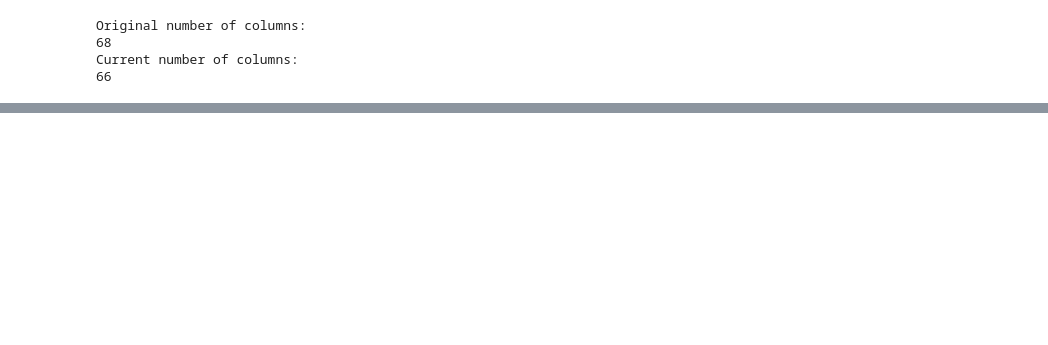
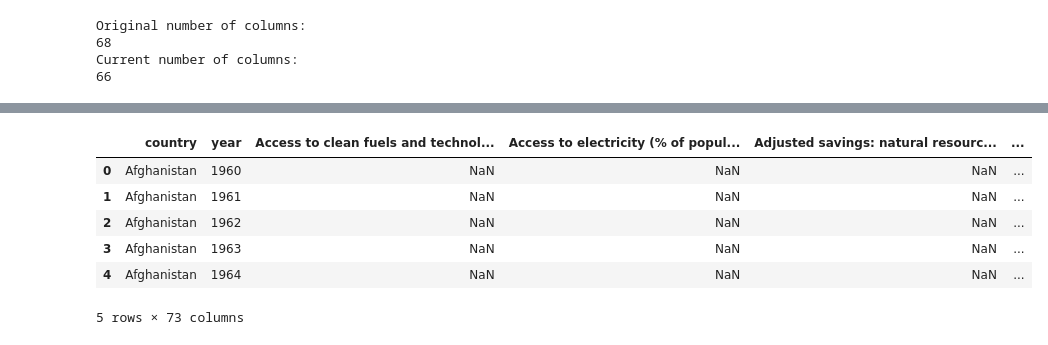
Before and after one commit to KleinerToaster/co2_prediction_countries, a Jupyter notebook: notebook/co2_dataPreperation.ipynb, the cells around one changed output, grey strips where cells are left out. Cells and saved outputs as stored; diff of their text form; code cells hidden in the pictures; blank space fills up the shorter version.

```diff
--- a/notebook/co2_dataPreperation.ipynb
+++ b/notebook/co2_dataPreperation.ipynb
@@ -231,0 +380,10 @@ KeyError: 'country'
+# %%
+all_vars.head()
+# %% [output]
+|  | country | year | Access to clean fuels and technol... | Access to electricity (% of popul... | Adjusted savings: natural resourc... | ... |
+| 0 | Afghanistan | 1960 | NaN | NaN | NaN | ... |
+| 1 | Afghanistan | 1961 | NaN | NaN | NaN | ... |
+| 2 | Afghanistan | 1962 | NaN | NaN | NaN | ... |
+| 3 | Afghanistan | 1963 | NaN | NaN | NaN | ... |
+| 4 | Afghanistan | 1964 | NaN | NaN | NaN | ... |
+5 rows × 73 columns
```
Also changed, not shown: parts of 29 cells of this notebook, 1 other file.
